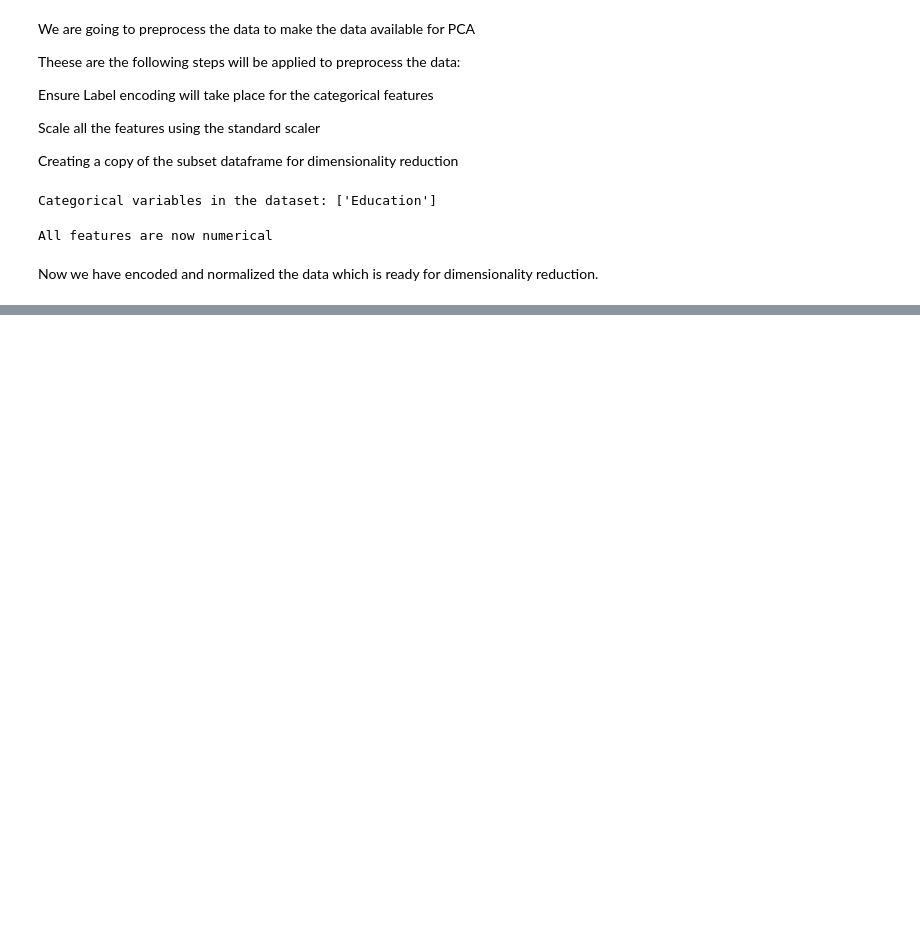
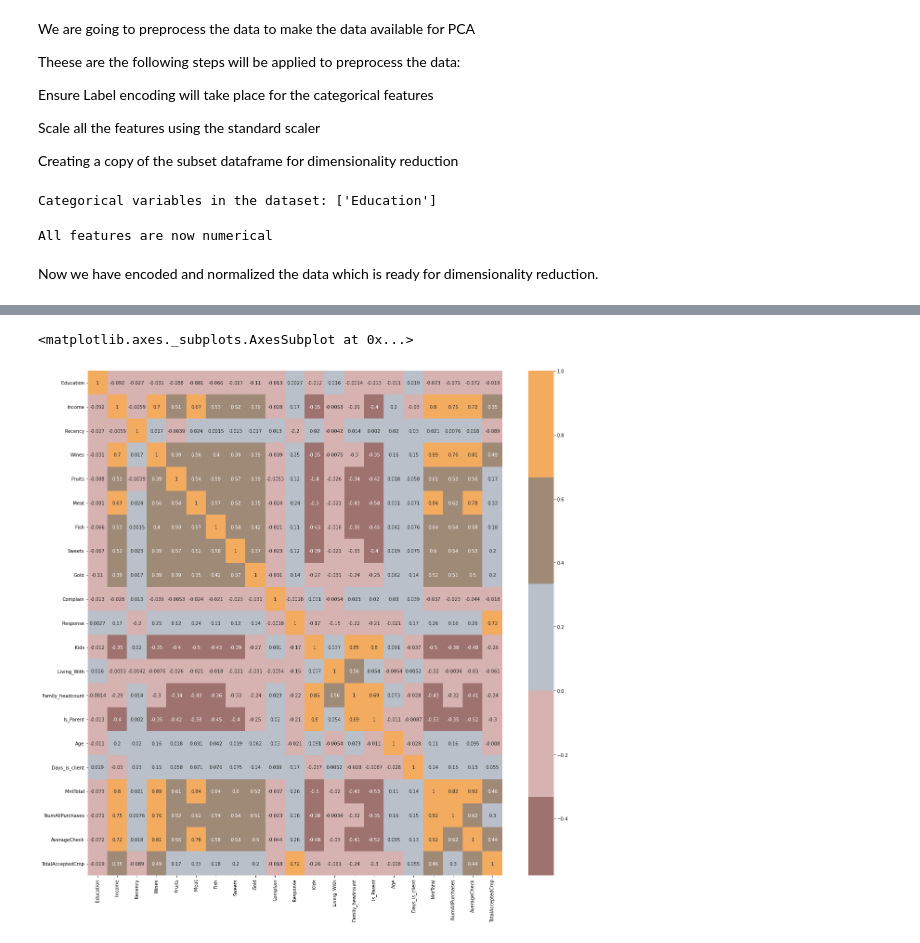
Before and after one commit to KittuPatel/CustomerPersonalityAnalysis, a Jupyter notebook: CustomerPersonalityAnalysis.ipynb, the cells around one changed output, grey strips where cells are left out. Drawn from its saved outputs; the diff is of its cells as text; code cells hidden in the pictures; blank space fills up the shorter version.

```diff
--- a/CustomerPersonalityAnalysis.ipynb
+++ b/CustomerPersonalityAnalysis.ipynb
@@ -367,5 +332,5 @@ cpa_copy[num_cols] = Scaler.fit_transform(cpa_copy[num_cols])
 # %% [markdown]
 Now we have encoded and normalized the data which is ready for dimensionality reduction.
 # %%
-to_drop=["AcceptedCmp1","AcceptedCmp2","AcceptedCmp3","AcceptedCmp4","AcceptedCmp5","NumDealsPurchases","NumWebVisitsMonth","NumWebPurchases","NumCatalogPurchases","NumStorePurchases"]
-cpa = cpa.drop(to_drop, axis=1)
+to_drop=["ShareDealsPurchases","AcceptedCmp1","AcceptedCmp2","AcceptedCmp3","AcceptedCmp4","AcceptedCmp5","NumDealsPurchases","NumWebVisitsMonth","NumWebPurchases","NumCatalogPurchases","NumStorePurchases"]
+cpa_copy = cpa_copy.drop(to_drop, axis=1)
@@ -371,0 +353,14 @@ cpa = cpa.drop(to_drop, axis=1)
+# %%
+#Correlation matrix
+import seaborn as sns
+import matplotlib.pyplot as plt
+from sklearn.preprocessing import LabelEncoder
+from sklearn.preprocessing import StandardScaler
+from matplotlib import colors
+cmap = colors.ListedColormap(["#682F2F", "#9E726F", "#D6B2B1", "#B9C0C9", "#9F8A78", "#F3AB60"])
+correlation_matrix= cpa_copy.corr()
+plt.figure(figsize=(20,20))
+sns.heatmap(correlation_matrix,annot=True, cmap=cmap, center=0) #generating the matrix
+# %% [output]
+<matplotlib.axes._subplots.AxesSubplot at 0x...>
+[figure, added]
```
Also changed, not shown: parts of 10 cells of this notebook.
